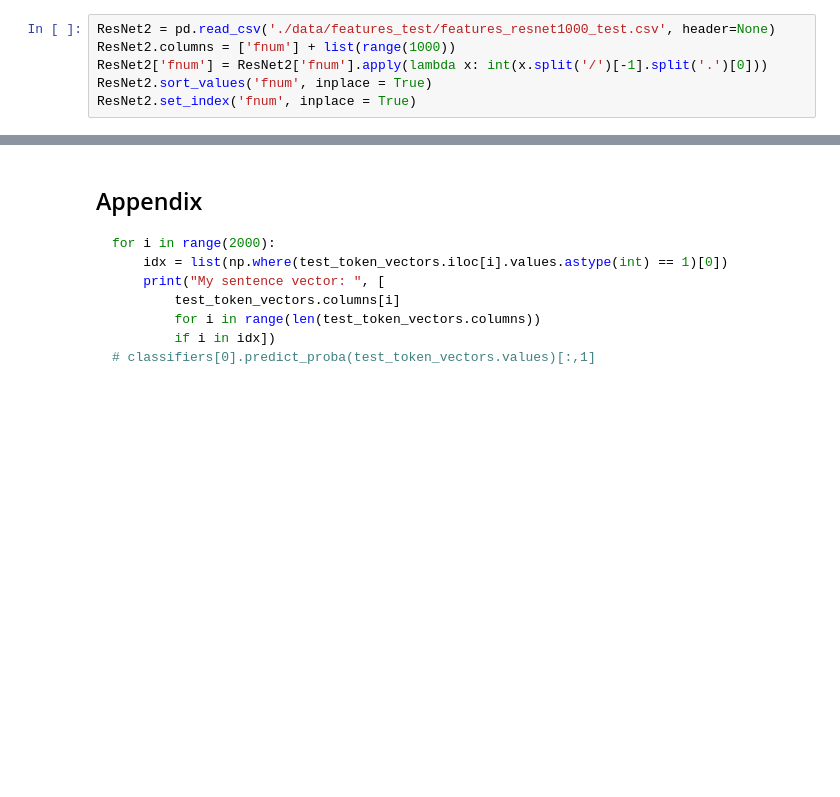
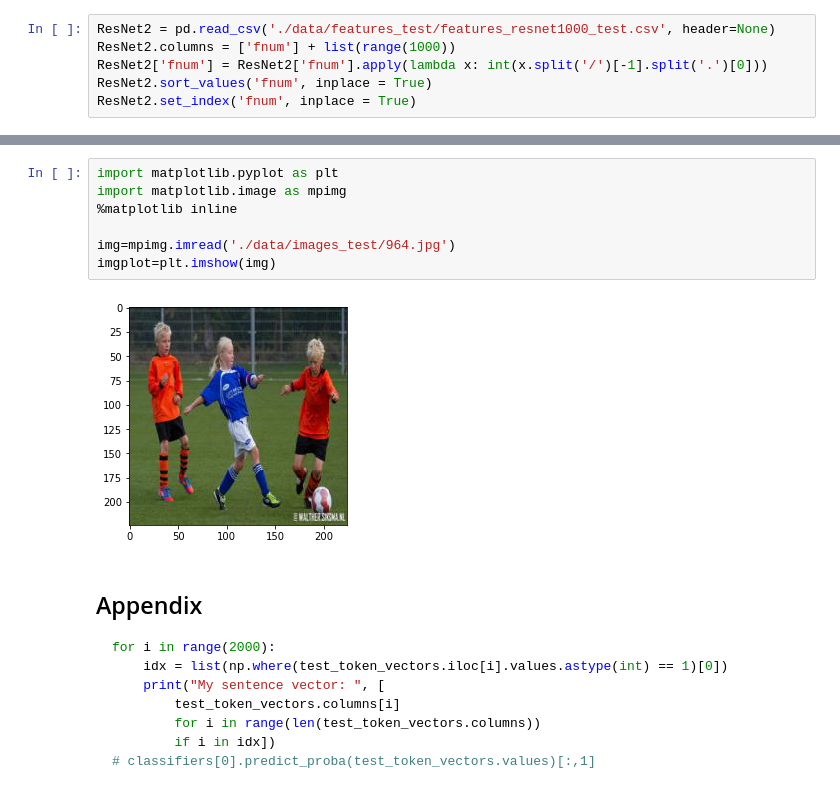
Before and after one commit to ChiefKeefers/KaggleFinal, a Jupyter notebook: NB_Cosine.ipynb, the cells around one changed output, grey strips where cells are left out. Cells and saved outputs as stored; diff of their text form; blank space fills up the shorter version.

```diff
--- a/NB_Cosine.ipynb
+++ b/NB_Cosine.ipynb
@@ -151,3 +154,12 @@ similarity_to_results(similarities, 'swaggy_submission_euclidean_propersort.csv'
+# %%
+import matplotlib.pyplot as plt
+import matplotlib.image as mpimg
+%matplotlib inline
+
+img=mpimg.imread('./data/images_test/964.jpg')
+imgplot=plt.imshow(img)
+# %% [output]
+[figure, added]
 # %% [markdown]
 ## Appendix
 
```
Also changed, not shown: parts of 3 cells of this notebook, 4 other files.
